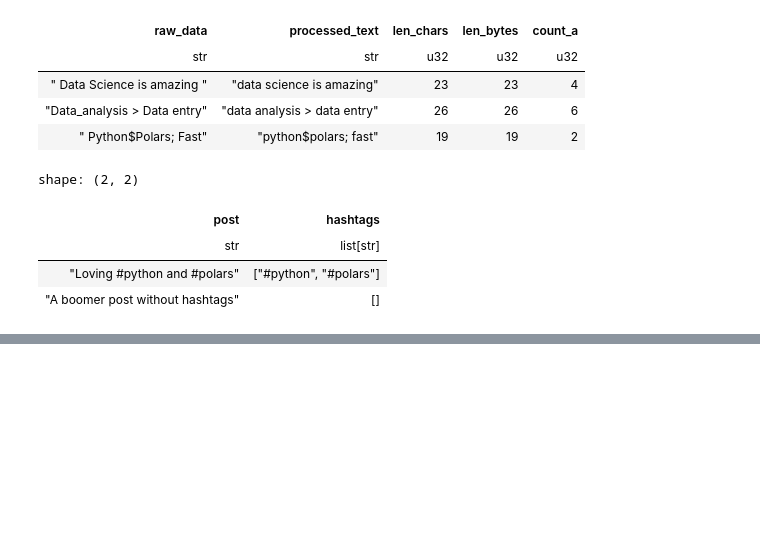
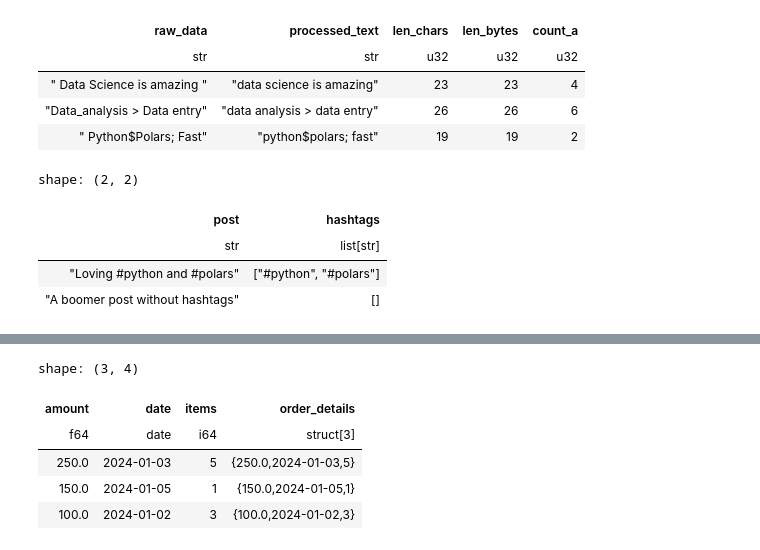
Before and after one commit to Sechi42/Polars, a Jupyter notebook: Chapter_12/Notebook_12.ipynb, the cells around one changed output, grey strips where cells are left out. Drawn from its saved outputs; the diff is of its cells as text; code cells hidden in the pictures; blank space fills up the shorter version.

```diff
--- a/Chapter_12/Notebook_12.ipynb
+++ b/Chapter_12/Notebook_12.ipynb
@@ -157,0 +787,14 @@ shape: (2, 2)
+# %%
+oder_details_df.select(
+    "amount",
+    "date",
+    "items",
+     order_details=pl.struct(pl.col("amount"), pl.col("date"), pl.col("items")),
+)
+# %% [output]
+shape: (3, 4)
+| amount | date | items | order_details |
+| f64 | date | i64 | struct[3] |
+| 250.0 | 2024-01-03 | 5 | {250.0,2024-01-03,5} |
+| 150.0 | 2024-01-05 | 1 | {150.0,2024-01-05,1} |
+| 100.0 | 2024-01-02 | 3 | {100.0,2024-01-02,3} |
```
Also changed, not shown: parts of 51 cells of this notebook, 1 other file.
